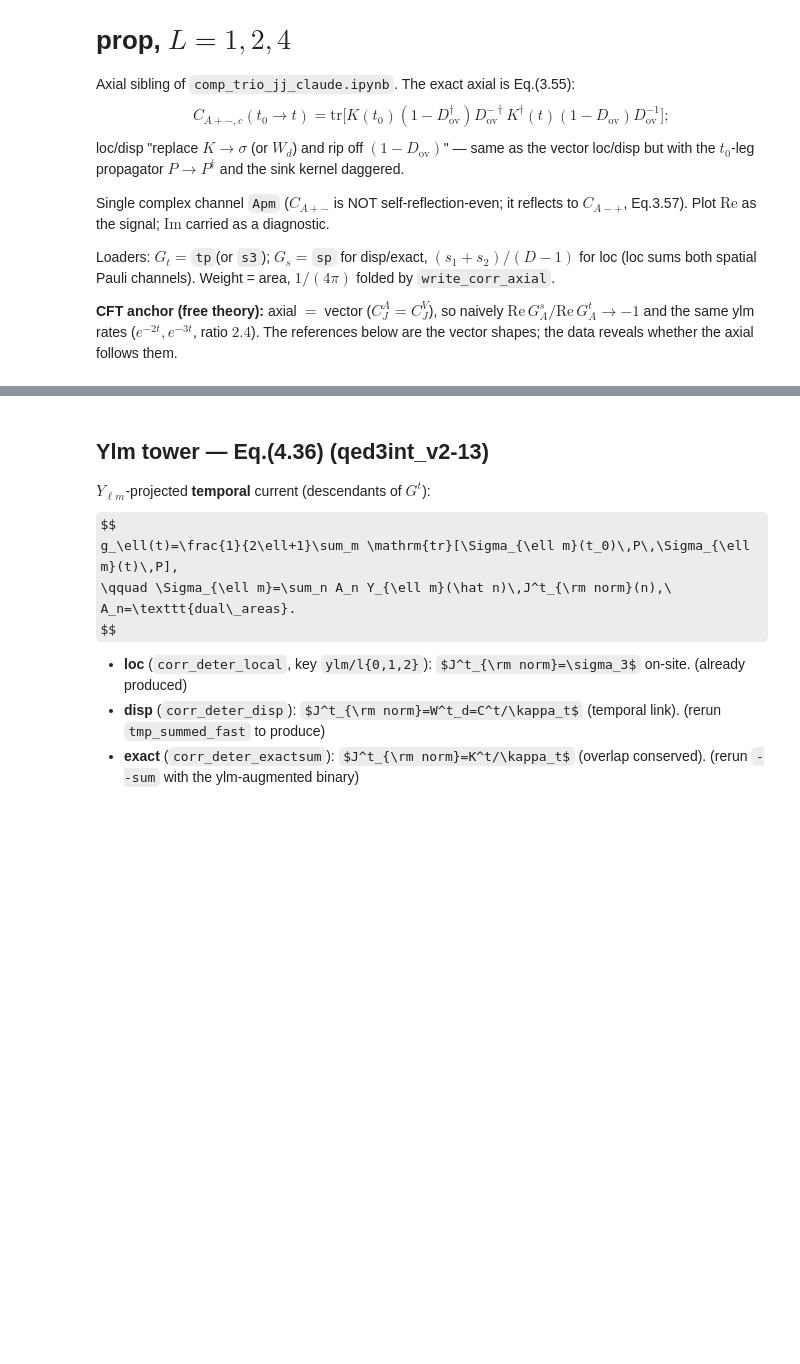
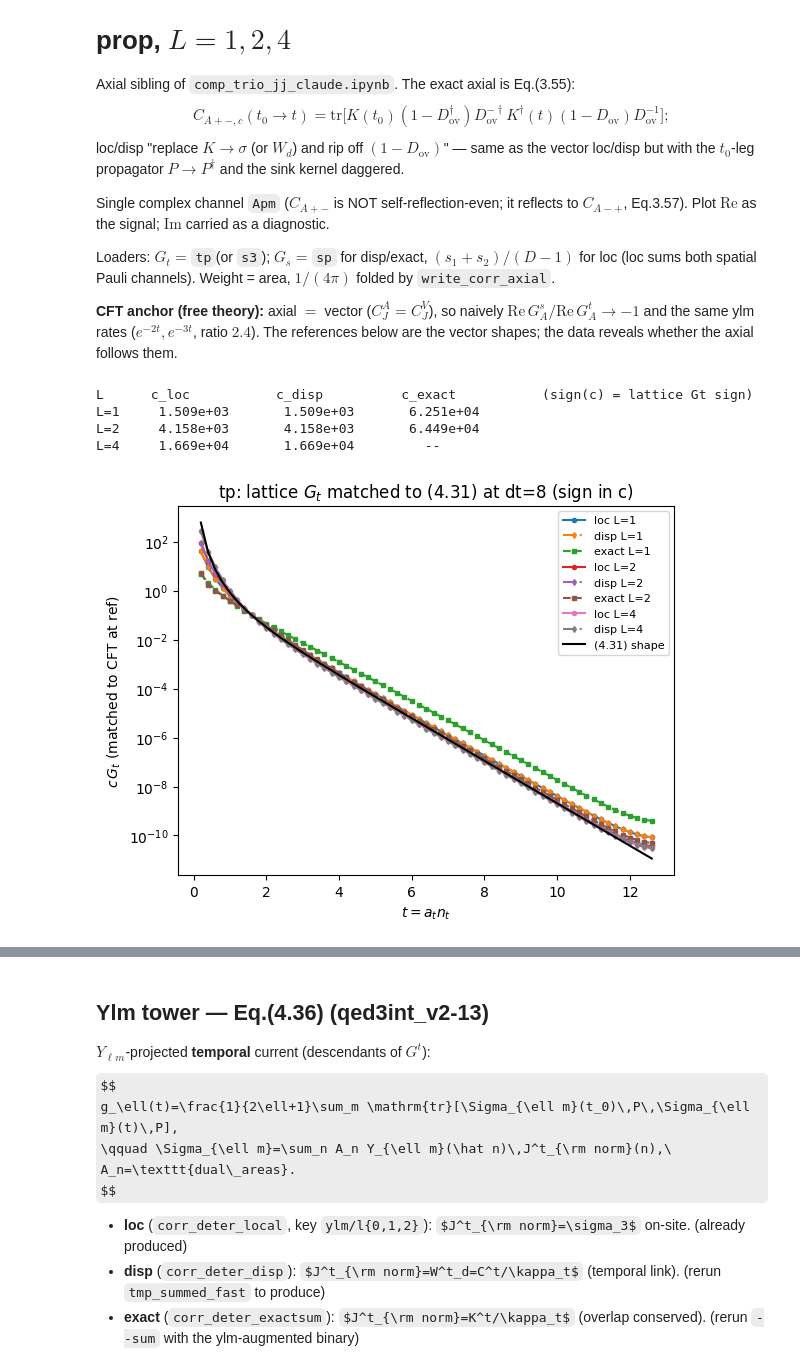
Before and after one commit to nobuyukimatsumoto68/qed3, a Jupyter notebook: src/both_3d/comp_trio_jj_axial_claude.ipynb, the cells around one changed output, grey strips where cells are left out. Cells and saved outputs as stored; diff of their text form; code cells hidden in the pictures; some formulas as TeX source; blank space fills up the shorter version.

```diff
--- a/src/both_3d/comp_trio_jj_axial_claude.ipynb
+++ b/src/both_3d/comp_trio_jj_axial_claude.ipynb
@@ -47,30 +47,31 @@ def disp_Gs(L): return load_Apm('corr_deter_disp_axial_%sL%d'%(tag,L),'sp').real
 def ex_Gt(L):   return load_Apm('corr_deter_exact1_axial_%sL%d'%(tag,L),'tp').real
 def ex_Gs(L):   return load_Apm('corr_deter_exact1_axial_%sL%d'%(tag,L),'sp').real
 # %%
-# tp (G_t, Eq.4.31): SIGNED loc s3 vs disp tp vs exact tp.  Magnitude-matched to loc at dt=ref (POSITIVE
-# scale, so each estimator keeps its TRUE sign), symlog y to show sign + decay.  AXIAL: check the signs.
-dt = np.arange(1, int(Nt_cft/2)); t = dt*at_cft; ref = 5
+# tp (G_t): normalize each estimator by c_e = cft_shape(t_ref)/Gt_e(t_ref) -- a SINGLE constant per
+# estimator matching the lattice tp to the analytic (4.31) shape at the reference (ref=8 = your "t=8",
+# i.e. dt index 8, t=1.6).  sign(c_e) IS the lattice Gt sign (printed below).  c_e*Gt_e then overlays the
+# +cft_shape by construction; log axis is positive via the CFT match (no per-curve sign flips).
+dt = np.arange(1, int(Nt_cft/2)); t = dt*at_cft; ref = 8
 plt.figure()
-gl = None
+print('%-6s %-15s %-15s %-15s   (sign(c) = lattice Gt sign)' % ('L','c_loc','c_disp','c_exact'))
 for L in [1, 2, 4]:
-    try: gl = loc_Gt(L)
-    except (OSError, KeyError): print('loc tp L=%d missing' % L); continue
-    plt.plot(t, gl[dt], 'o-', ms=3, label='loc s3  L=%d' % L)
-    try:
-        gd = disp_Gt(L); cd = abs(gl[ref]/gd[ref])
-        plt.plot(t, cd*gd[dt], 'd-.', ms=3, label='disp tp x%.2f  L=%d' % (cd, L))
-    except (OSError, KeyError):
-        print('disp tp L=%d missing' % L)
-    try:
-        ge = ex_Gt(L); ce = abs(gl[ref]/ge[ref])
-        plt.plot(t, ce*ge[dt], 's--', ms=3, label='exact tp x%.2f  L=%d' % (ce, L))
-    except (OSError, KeyError):
-        print('exact tp L=%d missing' % L)
-A = gl[ref] / cft_shape(t[ref-1])
-plt.plot(t, A*cft_shape(t), 'k-', label='Eq.(4.31) shape (loc-signed)')
-plt.axhline(0, color='gray', lw=0.5)
-plt.yscale('symlog', linthresh=1e-3*np.abs(gl[dt]).max())
-plt.xlabel(r'$t = a_t n_t$'); plt.ylabel(r'$G_t$ (signed)')
-plt.title('tp ($G_t$) SIGNED: loc/disp/exact, mag-matched at dt=%d' % ref); plt.legend(fontsize=8)
+    row = []
+    for nm, f, mk in [('loc', loc_Gt, 'o-'), ('disp', disp_Gt, 'd-.'), ('exact', ex_Gt, 's--')]:
+        try:
+            g = f(L); c = cft_shape(t[ref-1]) / g[ref]
+            plt.plot(t, c*g[dt], mk, ms=3, label='%s L=%d' % (nm, L))
+            row.append('% .3e' % c)
+        except (OSError, KeyError):
+            row.append('   --        ')
+    print('L=%-4d %-15s %-15s %-15s' % (L, *row))
+plt.plot(t, cft_shape(t), 'k-', label='(4.31) shape')
+plt.yscale('log'); plt.xlabel(r'$t = a_t n_t$'); plt.ylabel(r'$c\,G_t$ (matched to CFT at ref)')
+plt.title('tp: lattice $G_t$ matched to (4.31) at dt=%d (sign in c)' % ref); plt.legend(fontsize=8)
 plt.savefig('comp_trio_axial_sum_tp.pdf', bbox_inches='tight')
+# %% [output]
+L      c_loc           c_disp          c_exact           (sign(c) = lattice Gt sign)
+L=1     1.509e+03       1.509e+03       6.251e+04
+L=2     4.158e+03       4.158e+03       6.449e+04
+L=4     1.669e+04       1.669e+04         --
+[figure, added]
 # %%
```
Also changed, not shown: parts of 10 cells of this notebook, 33 other files.
